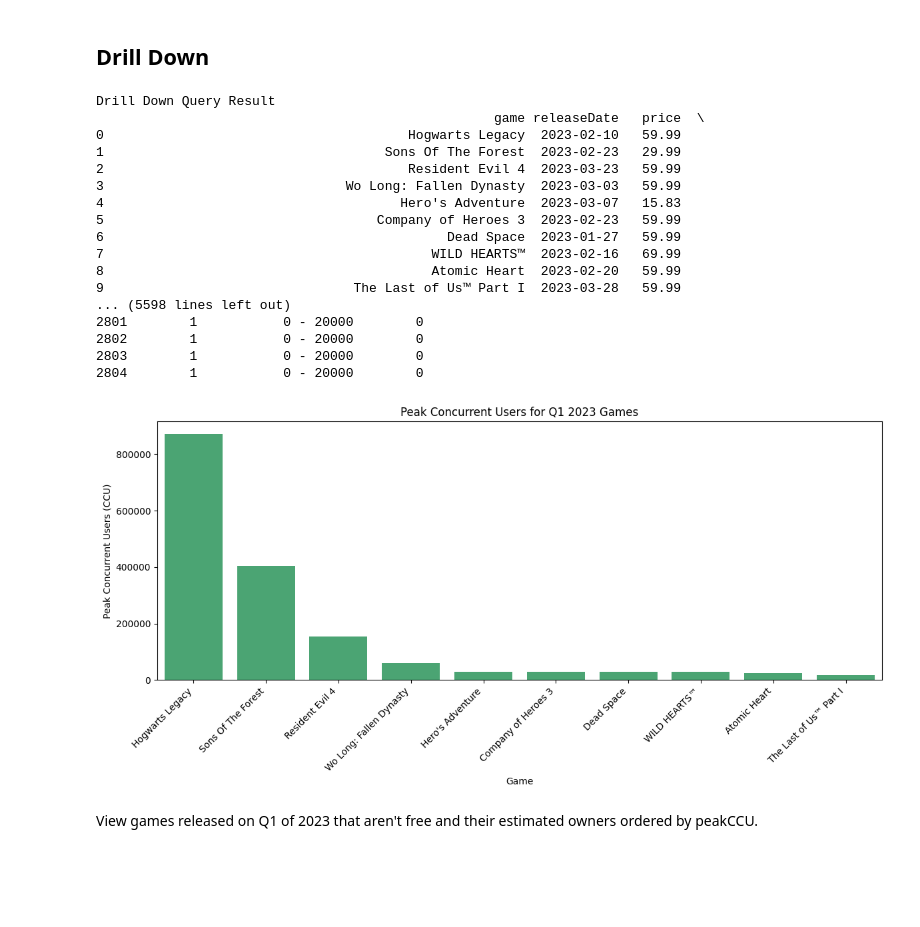
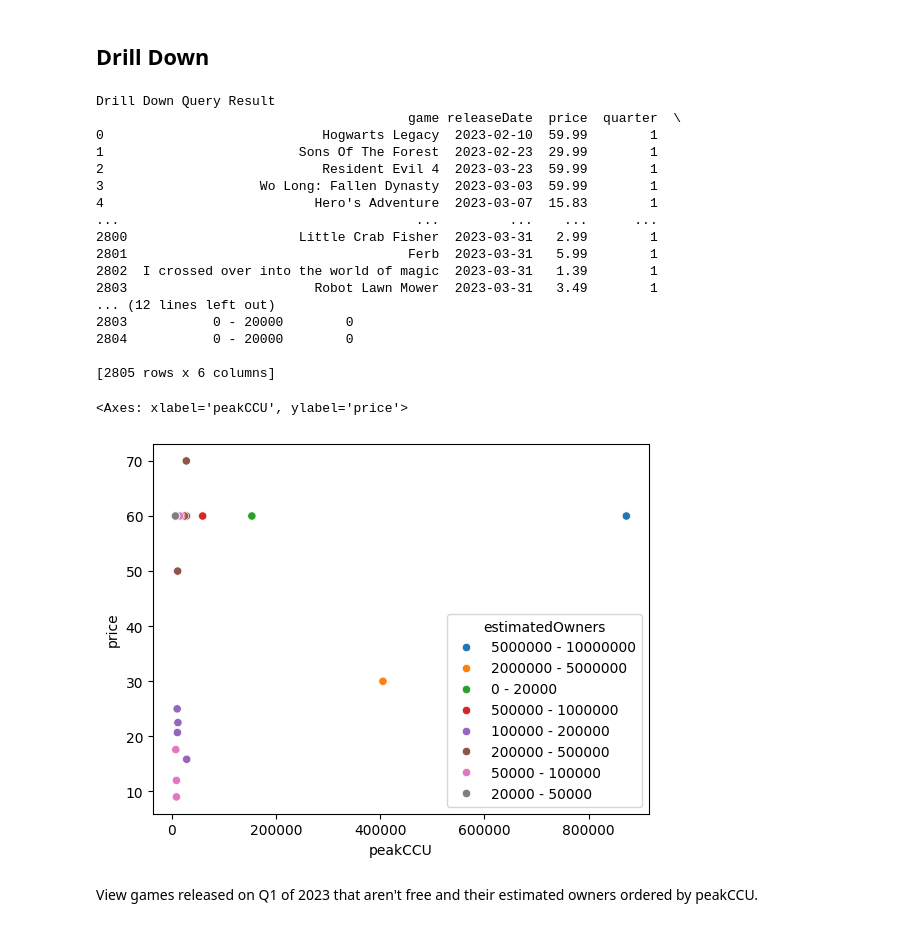
Before and after one commit to R1kkaa/mco1-rdbms, a Jupyter notebook: APP/olap.ipynb, the cells around one changed output. Saved outputs shown, nothing was run; the diff lists cells and outputs as text; code cells hidden in the pictures; blank space fills up the shorter version.

Commit message:
fix some errors, change charts

```diff
--- a/APP/olap.ipynb
+++ b/APP/olap.ipynb
@@ -153,47 +134,41 @@ View games developed by Valve that were reviewed critically by game journals or
 ## Drill Down
 # %%
 # Drill Down
-slice_query = """
+drill_down_query = """
 SELECT name AS game, releaseDate, price, quarter, estimatedOwners, peakCCU
 FROM game_fact_table g
 LEFT JOIN dimDate ddt ON ddt.date = g.releaseDate
 WHERE ddt.quarter = 1 AND ddt.year = 2023 AND price > 0
 ORDER BY peakCCU DESC;
 """
-slice_df = run_query(slice_query)
+drill_down_df = run_query(slice_query)
 print("Drill Down Query Result")
-print(slice_df)
+print(drill_down_df)
 
-top_n = 10
-top_drill_down_df = slice_df.head(top_n)
+top_n = 20
+top_drill_down_df = drill_down_df.head(top_n)
 
 #displays top 10 for readability
-plt.figure(figsize=(12, 6))
-sns.barplot(data=top_drill_down_df, x='game', y='peakCCU', color='mediumseagreen')
-plt.title("Peak Concurrent Users for Q1 2023 Games")
-plt.xlabel("Game")
-plt.ylabel("Peak Concurrent Users (CCU)")
-plt.xticks(rotation=45, ha='right')
-plt.tight_layout()
-plt.show()
+sns.scatterplot(y=top_drill_down_df['price'], x=top_drill_down_df['peakCCU'], hue=top_drill_down_df['estimatedOwners'])
 # %% [output]
 Drill Down Query Result
-                                                   game releaseDate   price  \
-0                                       Hogwarts Legacy  2023-02-10   59.99
-1                                    Sons Of The Forest  2023-02-23   29.99
-2                                       Resident Evil 4  2023-03-23   59.99
-3                               Wo Long: Fallen Dynasty  2023-03-03   59.99
-4                                      Hero's Adventure  2023-03-07   15.83
-5                                   Company of Heroes 3  2023-02-23   59.99
-6                                            Dead Space  2023-01-27   59.99
-7                                          WILD HEARTS™  2023-02-16   69.99
-8                                          Atomic Heart  2023-02-20   59.99
-9                                The Last of Us™ Part I  2023-03-28   59.99
-... (5598 lines left out)
-2801        1           0 - 20000        0
-2802        1           0 - 20000        0
-2803        1           0 - 20000        0
-2804        1           0 - 20000        0
+                                        game releaseDate  price  quarter  \
+0                            Hogwarts Legacy  2023-02-10  59.99        1
+1                         Sons Of The Forest  2023-02-23  29.99        1
+2                            Resident Evil 4  2023-03-23  59.99        1
+3                    Wo Long: Fallen Dynasty  2023-03-03  59.99        1
+4                           Hero's Adventure  2023-03-07  15.83        1
+...                                      ...         ...    ...      ...
+2800                      Little Crab Fisher  2023-03-31   2.99        1
+2801                                    Ferb  2023-03-31   5.99        1
+2802  I crossed over into the world of magic  2023-03-31   1.39        1
+2803                        Robot Lawn Mower  2023-03-31   3.49        1
+... (12 lines left out)
+2803           0 - 20000        0
+2804           0 - 20000        0
+
+[2805 rows x 6 columns]
+<Axes: xlabel='peakCCU', ylabel='price'>
-[figure, old version]
+[figure, new version]
 # %% [markdown]
 View games released on Q1 of 2023 that aren't free and their estimated owners ordered by peakCCU.
```
Also changed, not shown: parts of 2 cells of this notebook, 1 other file.
